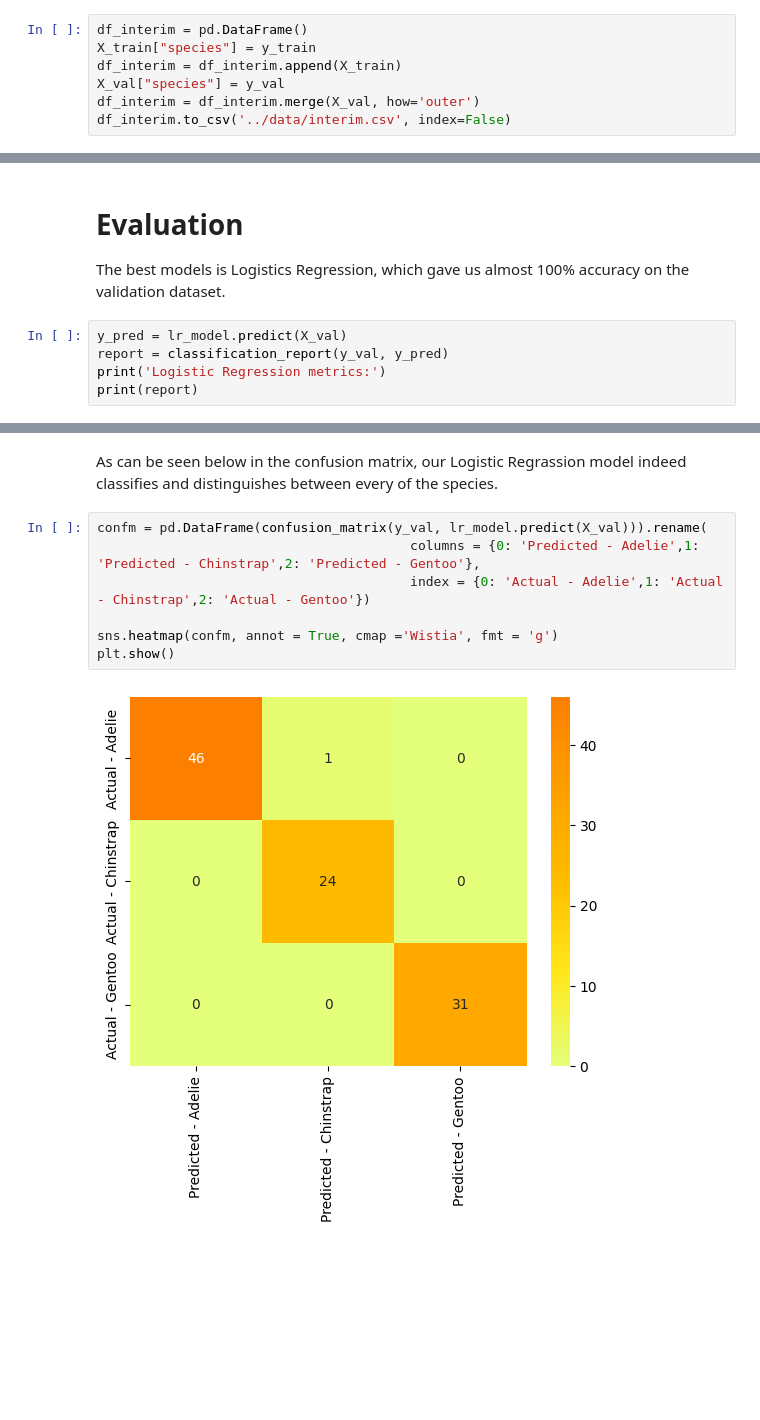
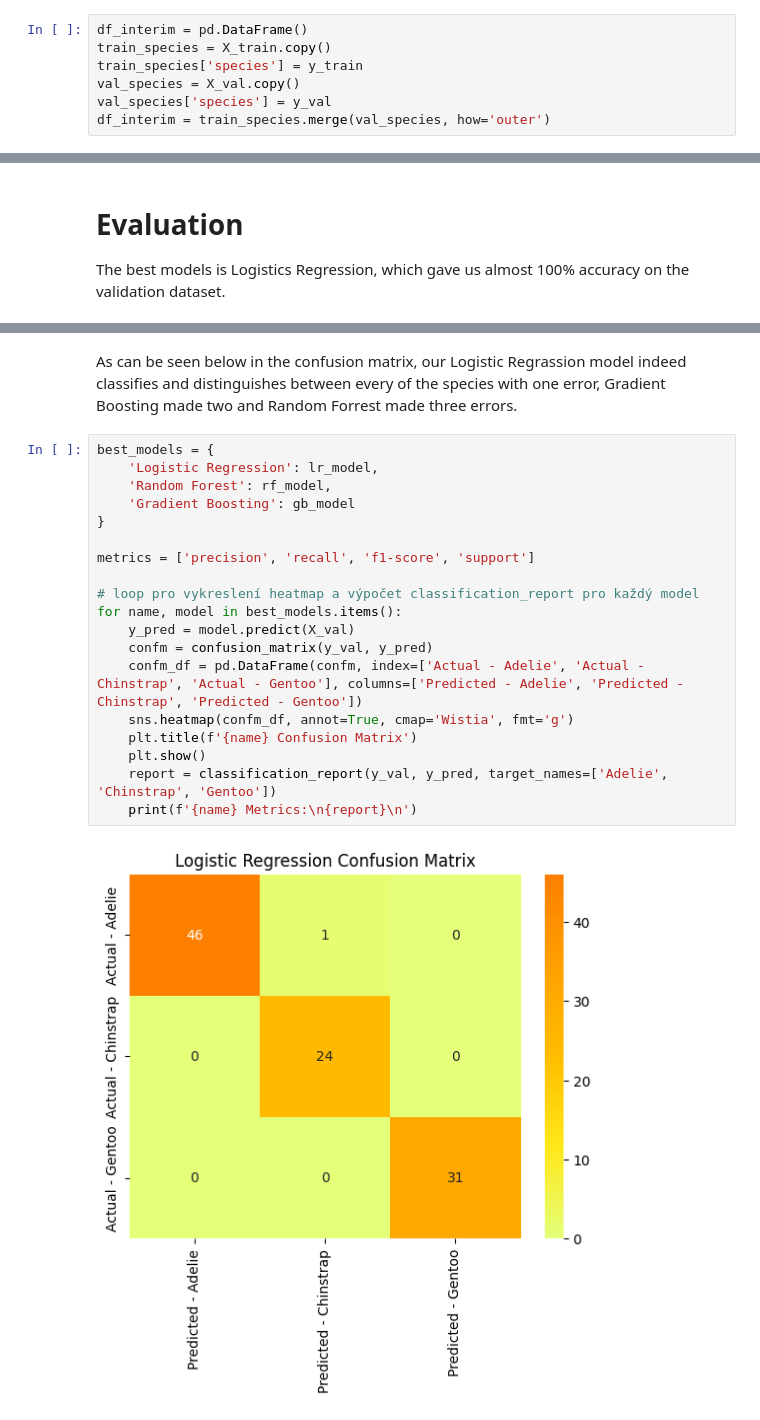
Before and after one commit to hmarkova/DataX_2023, a Jupyter notebook: notebooks/penguins_model.ipynb, the cells around one changed output, grey strips where cells are left out. Cells and saved outputs as stored; diff of their text form; blank space fills up the shorter version.

```diff
--- a/notebooks/penguins_model.ipynb
+++ b/notebooks/penguins_model.ipynb
@@ -189,10 +191,10 @@ X_val[["bill_length_mm","bill_depth_mm","flipper_length_mm","body_mass_g"]] = no
 # %%
 df_interim = pd.DataFrame()
-X_train["species"] = y_train
-df_interim = df_interim.append(X_train)
-X_val["species"] = y_val
-df_interim = df_interim.merge(X_val, how='outer')
-df_interim.to_csv('../data/interim.csv', index=False)
+train_species = X_train.copy()
+train_species['species'] = y_train
+val_species = X_val.copy()
+val_species['species'] = y_val
+df_interim = train_species.merge(val_species, how='outer')
 # %% [markdown]
 ## Modeling
 
@@ -309,8 +311,3 @@ gb_model = load('../models/gb_model.h5')
 # Evaluation
 
 The best models is Logistics Regression, which gave us almost 100% accuracy on the validation dataset.
-# %%
-y_pred = lr_model.predict(X_val)
-report = classification_report(y_val, y_pred)
-print('Logistic Regression metrics:')
-print(report)
@@ -328,11 +314,23 @@ weighted avg       0.99      0.99      0.99       102
 # %% [markdown]
-As can be seen below in the confusion matrix, our Logistic Regrassion model indeed classifies and distinguishes between every of the species.
+As can be seen below in the confusion matrix, our Logistic Regrassion model indeed classifies and distinguishes between every of the species with one error, Gradient Boosting made two and Random Forrest made three errors.
-# %%
-confm = pd.DataFrame(confusion_matrix(y_val, lr_model.predict(X_val))).rename(
-                                        columns = {0: 'Predicted - Adelie',1: 'Predicted - Chinstrap',2: 'Predicted - Gentoo'},
-                                        index = {0: 'Actual - Adelie',1: 'Actual - Chinstrap',2: 'Actual - Gentoo'})
-
-sns.heatmap(confm, annot = True, cmap ='Wistia', fmt = 'g')
-plt.show()
-# %% [output]
-[figure, removed]
+# %%
+best_models = {
+    'Logistic Regression': lr_model,
+    'Random Forest': rf_model,
+    'Gradient Boosting': gb_model
+}
+
+metrics = ['precision', 'recall', 'f1-score', 'support']
+
+# loop pro vykreslení heatmap a výpočet classification_report pro každý model
+for name, model in best_models.items():
+    y_pred = model.predict(X_val)
+    confm = confusion_matrix(y_val, y_pred)
+    confm_df = pd.DataFrame(confm, index=['Actual - Adelie', 'Actual - Chinstrap', 'Actual - Gentoo'], columns=['Predicted - Adelie', 'Predicted - Chinstrap', 'Predicted - Gentoo'])
+    sns.heatmap(confm_df, annot=True, cmap='Wistia', fmt='g')
+    plt.title(f'{name} Confusion Matrix')
+    plt.show()
+    report = classification_report(y_val, y_pred, target_names=['Adelie', 'Chinstrap', 'Gentoo'])
+    print(f'{name} Metrics:\n{report}\n')
+# %% [output]
+[figure, added]
```
Also changed, not shown: parts of 6 cells of this notebook.
